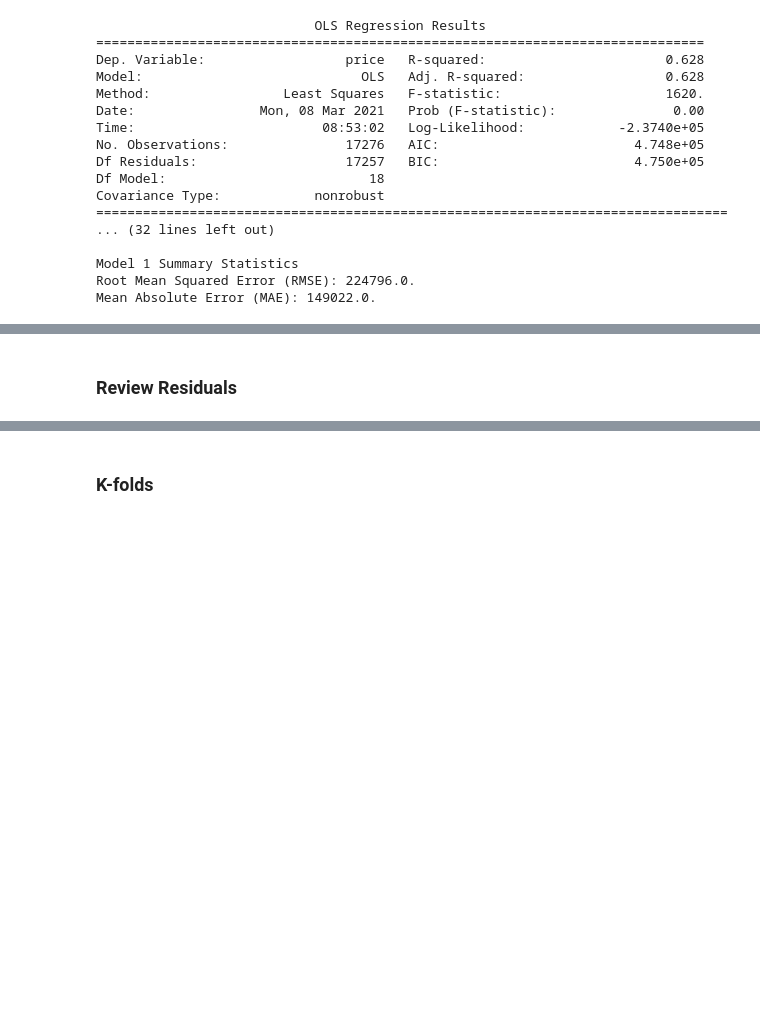
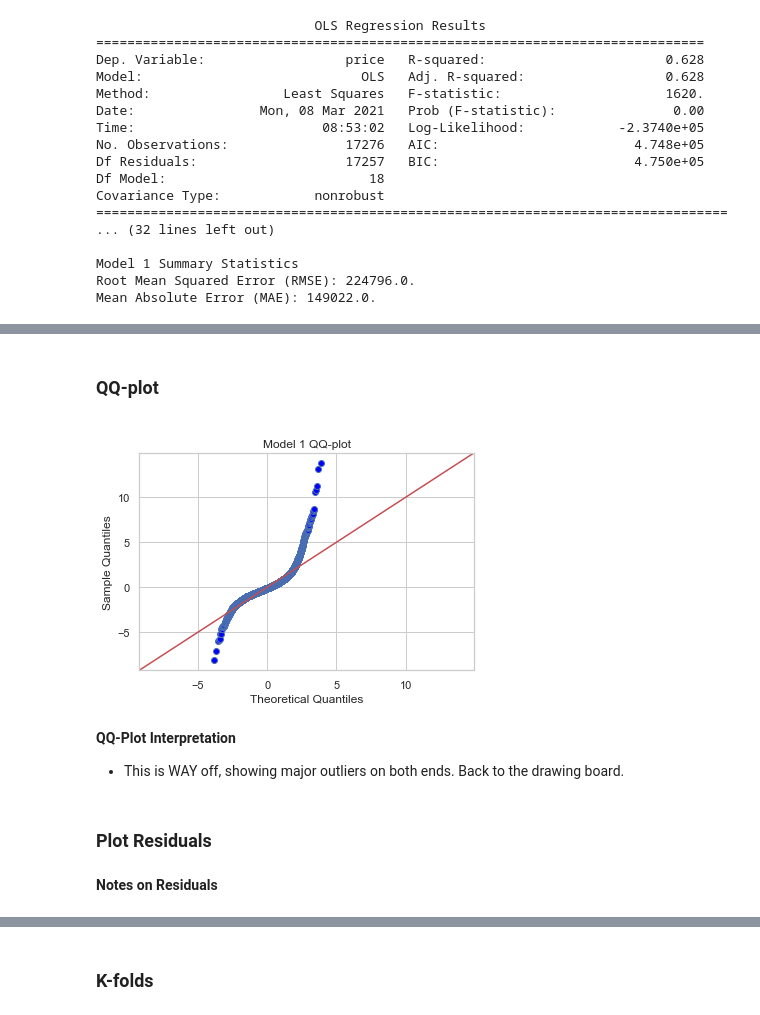
Before and after one commit to cutterback/p02-home-sales-predictive-project, a Jupyter notebook: Home-Sales-Predictive-Model.ipynb, the cells around one changed output, grey strips where cells are left out. Cells and saved outputs as stored; diff of their text form; code cells hidden in the pictures; blank space fills up the shorter version.

Commit message:
Adding Model 1 section

```diff
--- a/Home-Sales-Predictive-Model.ipynb
+++ b/Home-Sales-Predictive-Model.ipynb
@@ -890,2 +930,11 @@ Mean Absolute Error (MAE): 149022.0.
+# %% [markdown]
+### QQ-plot
+# %%
+qqplot(model_nbr=1, model=model_1)
+# %% [output]
+[figure, added]
+# %% [markdown]
+**QQ-Plot Interpretation**
+- This is WAY off, showing major outliers on both ends. Back to the drawing board.
 # %% [markdown]
-### Review Residuals
+### Plot Residuals
@@ -927,3 +941,5 @@ def plot_residuals(model_nbr, model):
+# %% [markdown]
+**Notes on Residuals**
 # %%
 # qqplot(model_nbr=1, model=model_1)
 plot_residuals(model_nbr=1, model=model_1)
```
Also changed, not shown: parts of 13 cells of this notebook.
